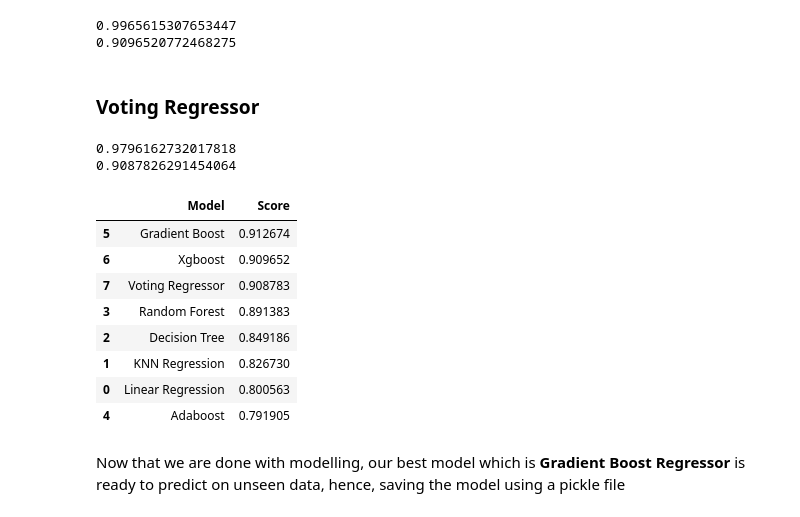
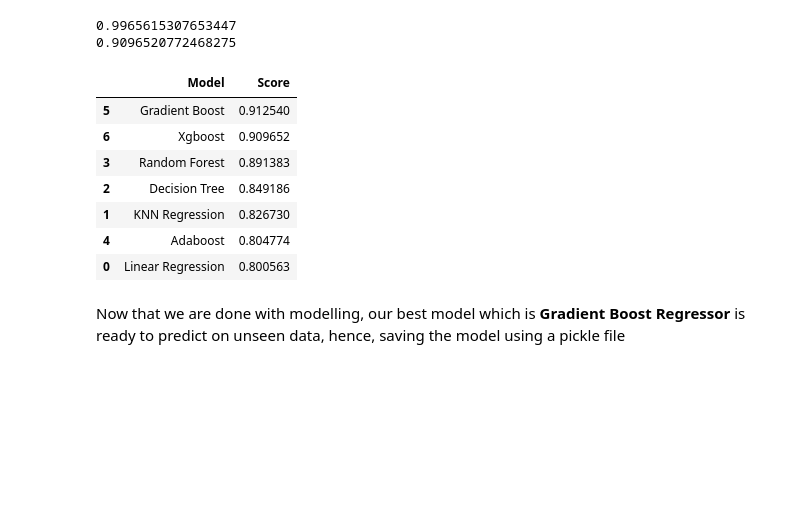
Before and after one commit to majisoubhik01/Cement-Strength-Prediction, a Jupyter notebook: Cement Strength Prediction.ipynb, the cells around one changed output. Drawn from its saved outputs; the diff is of its cells as text; code cells hidden in the pictures; blank space fills up the shorter version.

```diff
--- a/Cement Strength Prediction.ipynb
+++ b/Cement Strength Prediction.ipynb
@@ -560,38 +567,23 @@ print(xgb.score(X_test, y_test))
 # %% [output]
 0.9965615307653447
 0.9096520772468275
-# %% [markdown]
-### Voting Regressor
-# %%
-from sklearn.ensemble import VotingRegressor
-
-regressors = [('Linear Regression', lr), ('KNN Regression', knr_best), ('Decision Tree', dtr), ('Random Forest', rfr_best),('Adaboost', ab_best),('Gradient Boosting',gbr_best),('Xgboost',xgb)]
-
-vr = VotingRegressor(estimators = regressors, n_jobs = -1, verbose = 1, weights = (0.1, 0.1, 0.1, 0.1, 0.1, 0.2, 0.2))
-vr.fit(X_train, y_train)
-print(vr.score(X_train, y_train))
-print(vr.score(X_test, y_test))
-# %% [output]
-0.9796162732017818
-0.9087826291454064
 # %%
 models = pd.DataFrame({
-    'Model' : ['Linear Regression', 'KNN Regression', 'Decision Tree', 'Random Forest', 'Adaboost', 'Gradient Boost', 'Xgboost', 'Voting Regressor'],
-    'Score' : [lr.score(X_test, y_test), knr_best.score(X_test, y_test), dtr.score(X_test, y_test), rfr_best.score(X_test, y_test), ab_best.score(X_test, y_test), gbr_best.score(X_test, y_test), xgb.score(X_test, y_test), vr.score(X_test, y_test)]
+    'Model' : ['Linear Regression', 'KNN Regression', 'Decision Tree', 'Random Forest', 'Adaboost', 'Gradient Boost', 'Xgboost'],
+    'Score' : [lr.score(X_test, y_test), knr_best.score(X_test, y_test), dtr.score(X_test, y_test), rfr_best.score(X_test, y_test), ab_best.score(X_test, y_test), gbr_best.score(X_test, y_test), xgb.score(X_test, y_test)]
 })
 
 
 models.sort_values(by = 'Score', ascending = False)
 # %% [output]
 |  | Model | Score |
-| 5 | Gradient Boost | 0.912674 |
+| 5 | Gradient Boost | 0.912540 |
 | 6 | Xgboost | 0.909652 |
-| 7 | Voting Regressor | 0.908783 |
 | 3 | Random Forest | 0.891383 |
 | 2 | Decision Tree | 0.849186 |
 | 1 | KNN Regression | 0.826730 |
+| 4 | Adaboost | 0.804774 |
 | 0 | Linear Regression | 0.800563 |
-| 4 | Adaboost | 0.791905 |
 # %% [markdown]
 Now that we are done with modelling, our best model which is **Gradient Boost Regressor** is ready to predict on unseen data, hence, saving the model using a pickle file
 # %%
```
Also changed, not shown: parts of 14 cells of this notebook.
